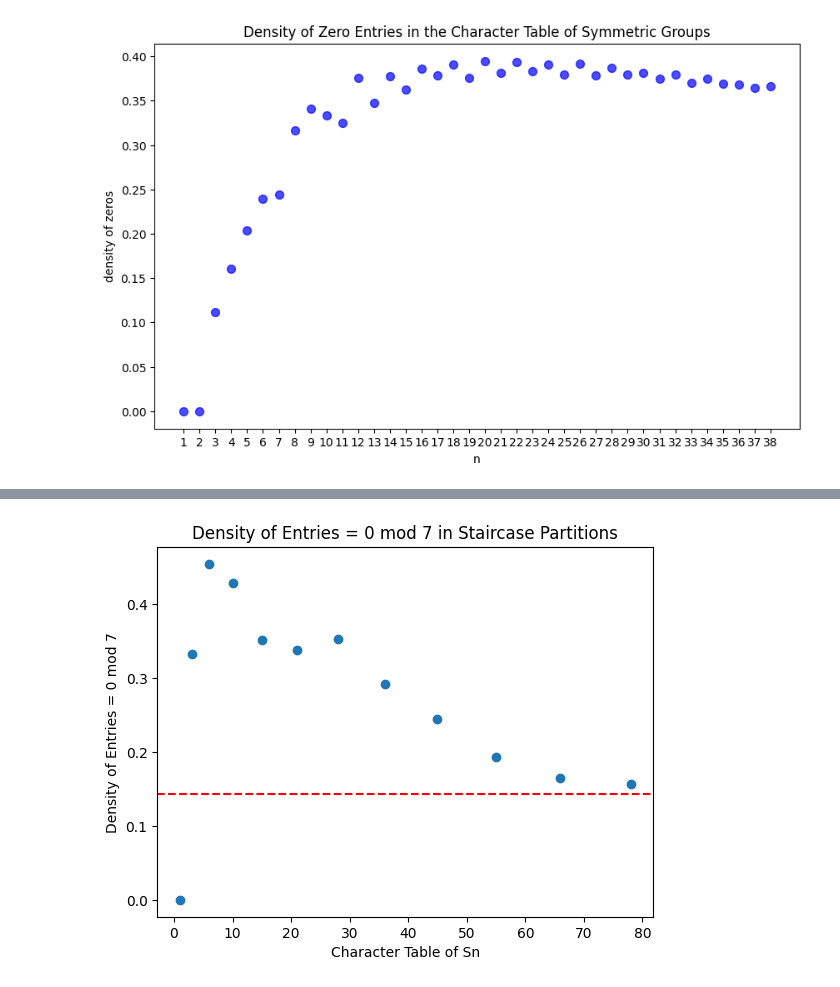
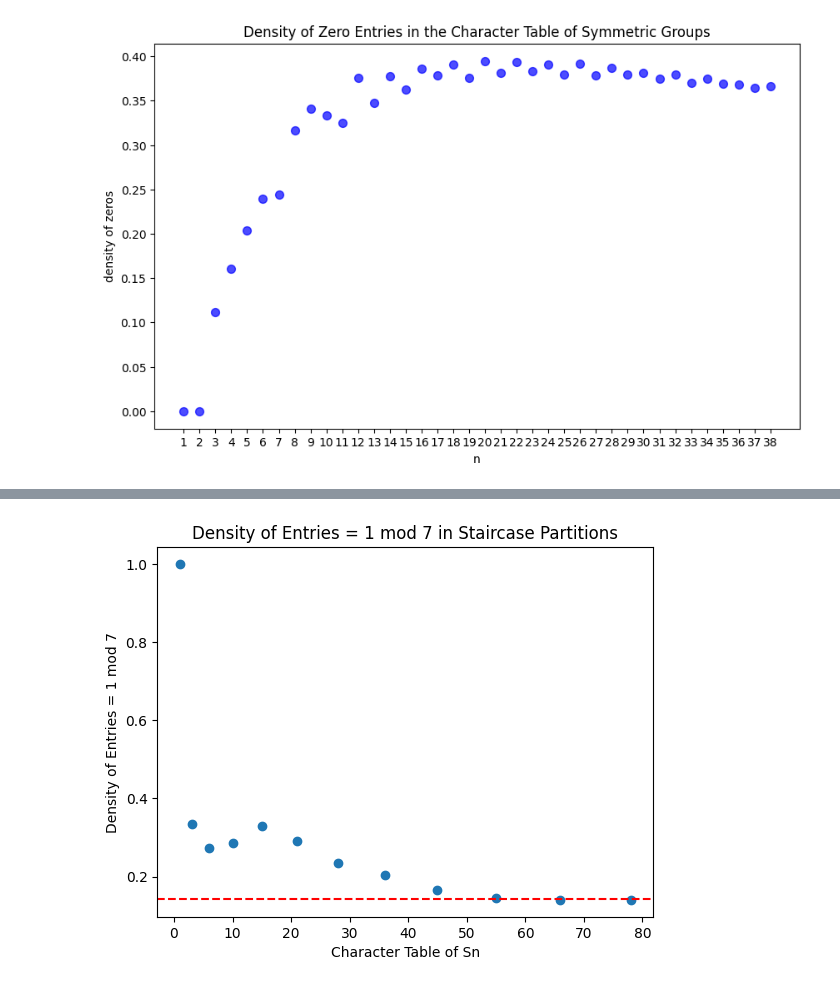
Before and after one commit to TonyZhang2004/Character_Table_of_Symmetric_Groups, a Jupyter notebook: char_table.ipynb, the cells around one changed output, grey strips where cells are left out. Saved outputs shown, nothing was run; the diff lists cells and outputs as text; code cells hidden in the pictures.

Commit message:
Cleaned char_table.ipynb

```diff
--- a/char_table.ipynb
+++ b/char_table.ipynb
@@ -263,0 +194,13 @@ File required:
+# %%
+x_axis = [1, 3, 6, 10, 15, 21, 28, 36, 45, 55, 66, 78]
+density_of_zeroes = []
+for N in x_axis:
+    df = pd.read_csv("S{}_staircase.csv".format(N), header=None)
+    no_zeroes = (df == 0).sum().sum()
+    density_of_zeroes.append(no_zeroes / len(df.values))
+
+plt.scatter(x_axis, density_of_zeroes)
+plt.xlabel("Character Table of Sn")
+plt.ylabel("Density of Zeroes")
+plt.title("Density of Zeroes in Square Partitions")
+plt.show()
@@ -264,45 +213,18 @@ File required:
 # %%
 x_axis = [1, 3, 6, 10, 15, 21, 28, 36, 45, 55, 66, 78]
-n = 1
 p = 7
-density_of_zeroes = []
-no_zeroes_list = []
-mod_list = []
+l = 1
 density_of_mod = []
 for N in x_axis:
     df = pd.read_csv("S{}_staircase.csv".format(N), header=None)
-    # print(df)
-    no_zeroes = (df == 0).sum().sum()
-    even_entries = (df % p == 0).sum().sum()
-    mod_list.append(even_entries)
+    even_entries = (df % p == l).sum().sum()
     density_of_mod.append(even_entries / len(df.values))
-    no_zeroes_list.append(no_zeroes)
-    density_of_zeroes.append(no_zeroes / len(df.values))
-    n += 1
-
-# plt.scatter(x_axis, no_zeroes_list)
-# plt.xlabel("Character Table of Sn")
-# plt.ylabel("No. of Zeroes")
-# plt.title("No. of Zeroes in Staircase Partitions")
-# plt.show()
-
-# plt.scatter(x_axis, density_of_zeroes)
-# plt.xlabel("Character Table of Sn")
-# plt.ylabel("Density of Zeroes")
-# plt.title("Density of Zeroes in Staircase Partitions")
-# plt.show()
-
-# plt.scatter(x_axis, mod_list)
-# plt.xlabel("Character Table of Sn")
-# plt.ylabel("No. of Even Entries")
-# plt.title("No. of Even Entries in Staircase Partitions")
-# plt.show()
 
 plt.scatter(x_axis, density_of_mod)
 plt.axhline(y=1/p, color='r', linestyle='--', label="y = 1/{}".format(p))
 plt.xlabel("Character Table of Sn")
-plt.ylabel("Density of Entries = 0 mod {}".format(p))
-plt.title("Density of Entries = 0 mod {} in Staircase Partitions".format(p))
+plt.ylabel("Density of Entries = {} mod {}".format(l, p))
+plt.title("Density of Entries = {} mod {} in Staircase Partitions".format(l, p))
 plt.show()
 # %% [output]
-[figure, old version]
+[figure, new version]
```
Also changed, not shown: parts of 21 cells of this notebook, 3 other files.
